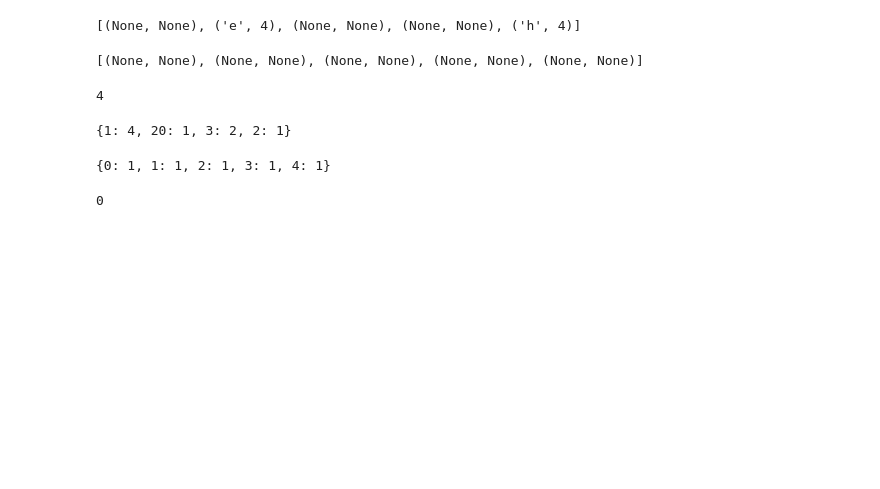
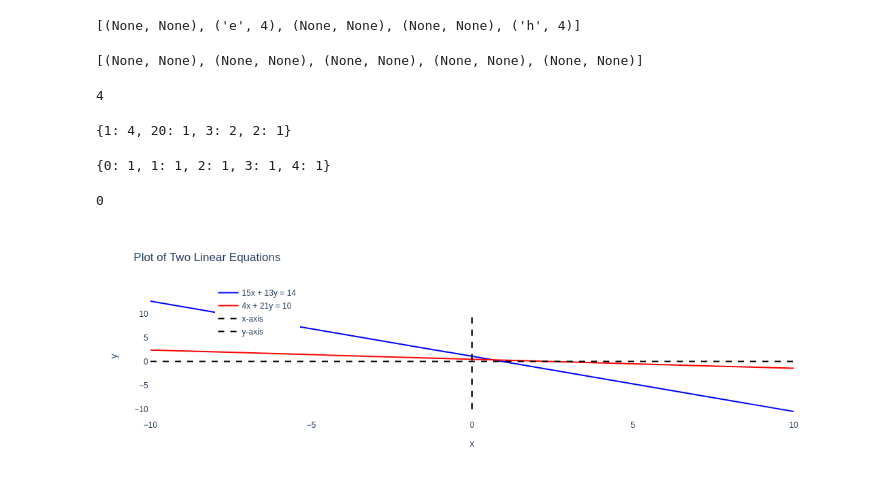
Before and after one commit to mustafaansarii/DSA, a Jupyter notebook: Hashing/Hashing 1.ipynb, the cells around one changed output. Drawn from its saved outputs; the diff is of its cells as text; code cells hidden in the pictures; blank space fills up the shorter version.

```diff
--- a/Hashing/Hashing 1.ipynb
+++ b/Hashing/Hashing 1.ipynb
@@ -628,3 +628,48 @@ ht5=hash_table2(10)
 ht5.hash_function2("")
 # %% [output]
 0
+# %%
+import numpy as np
+import plotly.graph_objects as go
+
+def plot_linear_equations_plotly(a1, b1, c1, a2, b2, c2, x_range=(-10, 10)):
+    """
+    Plots two linear equations on the same graph using Plotly.
+
+    Parameters:
+    - a1, b1, c1: coefficients of the first equation (a1*x + b1*y = c1)
+    - a2, b2, c2: coefficients of the second equation (a2*x + b2*y = c2)
+    - x_range: tuple specifying the range of x values (default is (-10, 10))
+    """
+    x = np.linspace(x_range[0], x_range[1], 400)
+
+    # Calculate y values for each equation
+    y1 = (c1 - a1 * x) / b1
+    y2 = (c2 - a2 * x) / b2
+
+    fig = go.Figure()
+
+    # Add the lines for the equations
+    fig.add_trace(go.Scatter(x=x, y=y1, mode='lines', name=f'{a1}x + {b1}y = {c1}', line=dict(color='blue')))
+    fig.add_trace(go.Scatter(x=x, y=y2, mode='lines', name=f'{a2}x + {b2}y = {c2}', line=dict(color='red')))
+
+    # Add border lines for x and y axes
+    fig.add_trace(go.Scatter(x=x, y=np.zeros_like(x), mode='lines', name='x-axis', line=dict(color='black', dash='dash')))
+    fig.add_trace(go.Scatter(x=np.zeros_like(x), y=x, mode='lines', name='y-axis', line=dict(color='black', dash='dash')))
+
+    fig.update_layout(
+        title='Plot of Two Linear Equations',
+        xaxis_title='x',
+        yaxis_title='y',
+        xaxis=dict(showline=True, zeroline=True, showgrid=True),
+        yaxis=dict(showline=True, zeroline=True, showgrid=True),
+        plot_bgcolor='white',
+        legend=dict(x=0.1, y=1.1),
+    )
+
+    fig.show()
+
+# Example usage:
+plot_linear_equations_plotly(15, 13, 14, 4, 21, 10)
+# %% [output]
+[figure, added]
```
